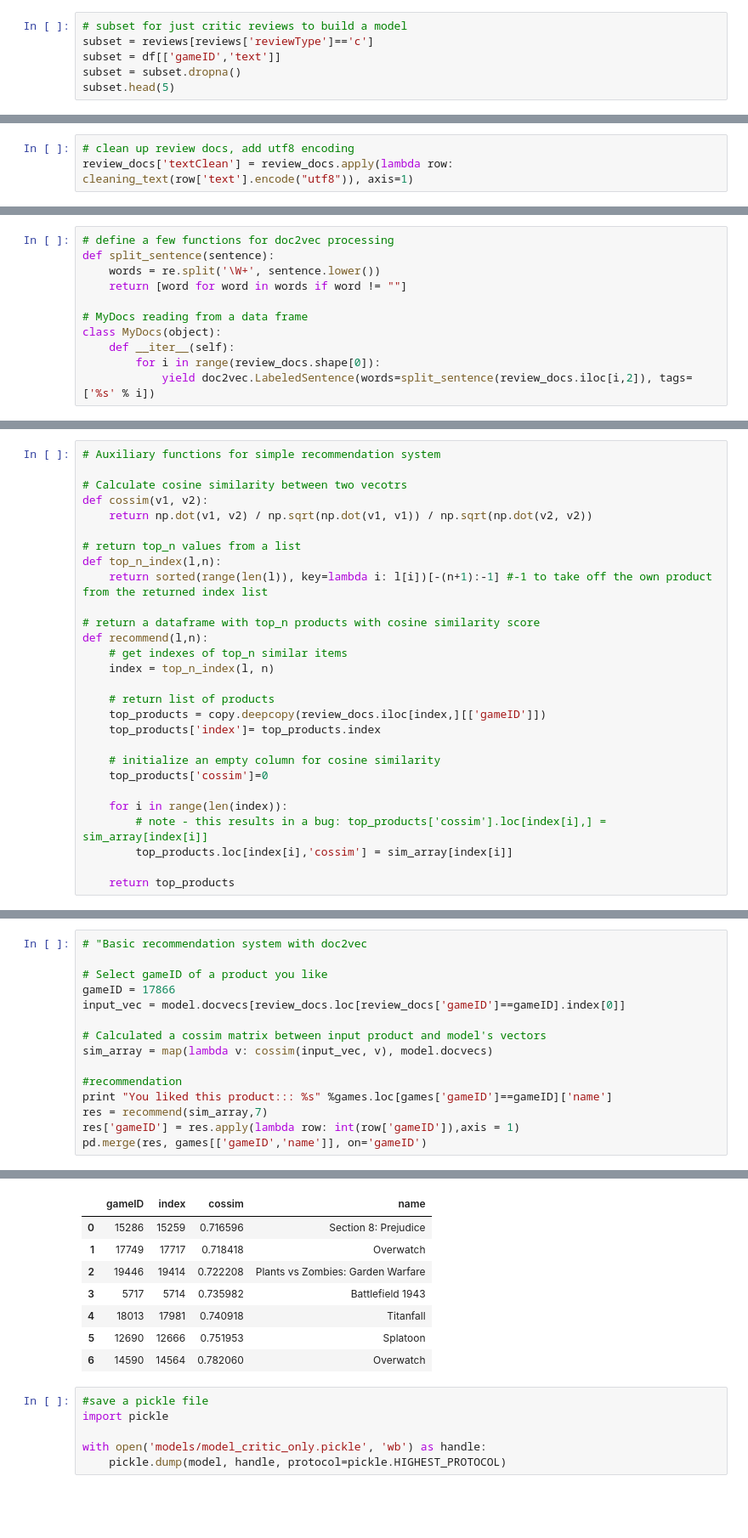
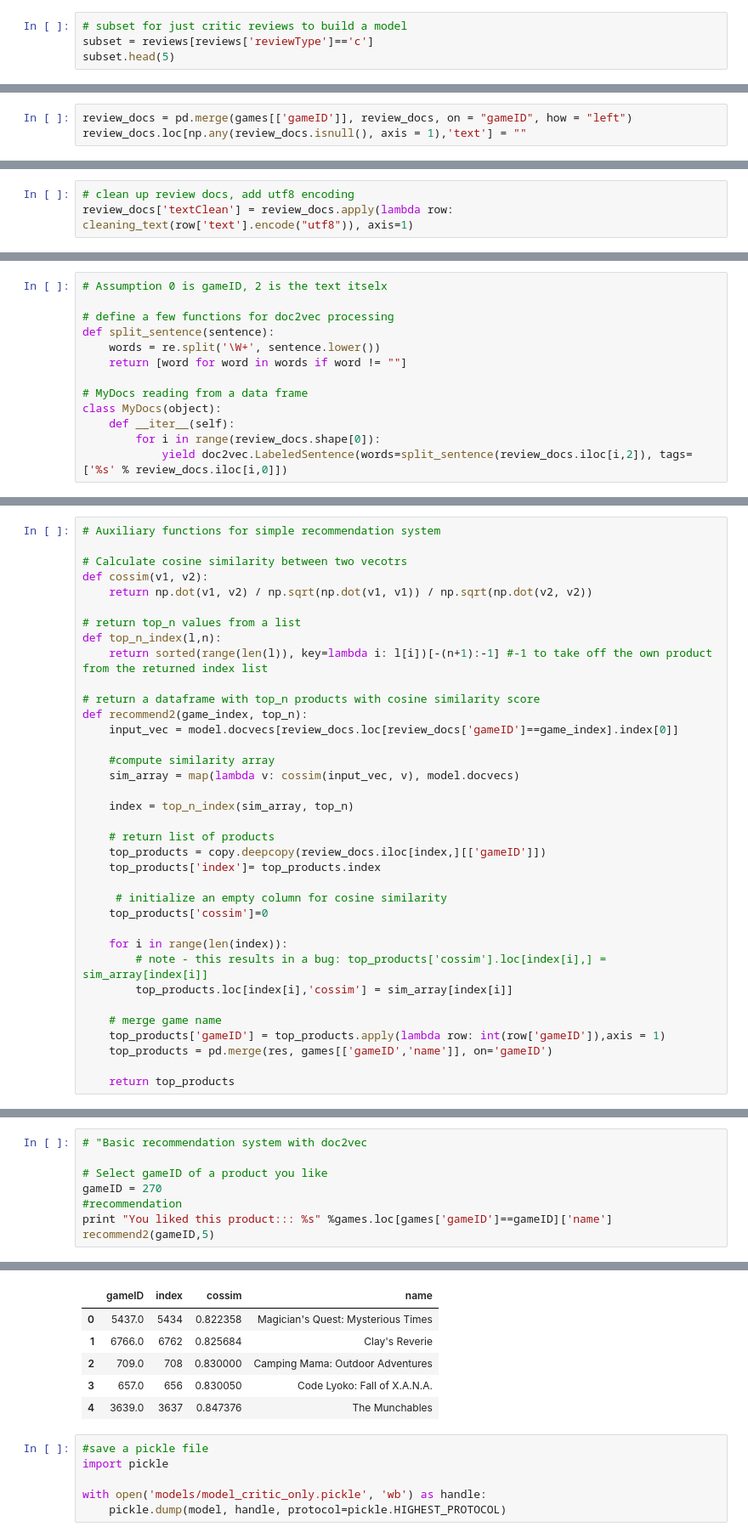
Before and after one commit to Steeefan/nycdsa-proj-04, a Jupyter notebook: code/content/doc2vec.ipynb, the cells around one changed output, grey strips where cells are left out. Shown at 85% size. Drawn from its saved outputs; the diff is of its cells as text; blank space fills up the shorter version.

Commit message:
rec with summary and critic reviews doc2vec

```diff
--- a/code/content/doc2vec.ipynb
+++ b/code/content/doc2vec.ipynb
@@ -46,7 +46,5 @@ reviews = pd.read_sql_query("select * from tblReview;", conn)
 # %%
 # subset for just critic reviews to build a model
 subset = reviews[reviews['reviewType']=='c']
-subset = df[['gameID','text']]
-subset = subset.dropna()
 subset.head(5)
 # %% [output]
@@ -72 +68,4 @@ stopwrds = stopwords.words('english')
+# %%
+review_docs = pd.merge(games[['gameID']], review_docs, on = "gameID", how = "left")
+review_docs.loc[np.any(review_docs.isnull(), axis = 1),'text'] = ""
 # %%
@@ -88,4 +92,6 @@ review_docs['textClean'] = review_docs.apply(lambda row: cleaning_text(row['text
 # %%
+# Assumption 0 is gameID, 2 is the text itselx
+
 # define a few functions for doc2vec processing
 def split_sentence(sentence):
     words = re.split('\W+', sentence.lower())
@@ -95,4 +101,4 @@ def split_sentence(sentence):
 class MyDocs(object):
     def __iter__(self):
         for i in range(review_docs.shape[0]):
-            yield doc2vec.LabeledSentence(words=split_sentence(review_docs.iloc[i,2]), tags=['%s' % i])
+            yield doc2vec.LabeledSentence(words=split_sentence(review_docs.iloc[i,2]), tags=['%s' % review_docs.iloc[i,0]])
@@ -118,19 +128,27 @@ def top_n_index(l,n):
     return sorted(range(len(l)), key=lambda i: l[i])[-(n+1):-1] #-1 to take off the own product from the returned index list
 
 # return a dataframe with top_n products with cosine similarity score
-def recommend(l,n):
-    # get indexes of top_n similar items
-    index = top_n_index(l, n)
+def recommend2(game_index, top_n):
+    input_vec = model.docvecs[review_docs.loc[review_docs['gameID']==game_index].index[0]]
+
+    #compute similarity array
+    sim_array = map(lambda v: cossim(input_vec, v), model.docvecs)
+
+    index = top_n_index(sim_array, top_n)
 
     # return list of products
     top_products = copy.deepcopy(review_docs.iloc[index,][['gameID']])
     top_products['index']= top_products.index
 
-    # initialize an empty column for cosine similarity
+     # initialize an empty column for cosine similarity
     top_products['cossim']=0
 
     for i in range(len(index)):
         # note - this results in a bug: top_products['cossim'].loc[index[i],] = sim_array[index[i]]
         top_products.loc[index[i],'cossim'] = sim_array[index[i]]
 
+    # merge game name
+    top_products['gameID'] = top_products.apply(lambda row: int(row['gameID']),axis = 1)
+    top_products = pd.merge(res, games[['gameID','name']], on='gameID')
+
     return top_products
@@ -145,15 +179,8 @@ games.loc[games['name'].str.contains('Overwatch')]
 # "Basic recommendation system with doc2vec
 
 # Select gameID of a product you like
-gameID = 17866
-input_vec = model.docvecs[review_docs.loc[review_docs['gameID']==gameID].index[0]]
-
-# Calculated a cossim matrix between input product and model's vectors
-sim_array = map(lambda v: cossim(input_vec, v), model.docvecs)
-
+gameID = 270
 #recommendation
 print "You liked this product::: %s" %games.loc[games['gameID']==gameID]['name']
-res = recommend(sim_array,7)
-res['gameID'] = res.apply(lambda row: int(row['gameID']),axis = 1)
-pd.merge(res, games[['gameID','name']], on='gameID')
+recommend2(gameID,5)
 # %% [output]
@@ -161,12 +188,10 @@ You liked this product::: 17865    Overwatch
 Name: name, dtype: object
 |  | gameID | index | cossim | name |
-| 0 | 15286 | 15259 | 0.716596 | Section 8: Prejudice |
-| 1 | 17749 | 17717 | 0.718418 | Overwatch |
-| 2 | 19446 | 19414 | 0.722208 | Plants vs Zombies: Garden Warfare |
-| 3 | 5717 | 5714 | 0.735982 | Battlefield 1943 |
-| 4 | 18013 | 17981 | 0.740918 | Titanfall |
-| 5 | 12690 | 12666 | 0.751953 | Splatoon |
-| 6 | 14590 | 14564 | 0.782060 | Overwatch |
+| 0 | 5437.0 | 5434 | 0.822358 | Magician's Quest: Mysterious Times |
+| 1 | 6766.0 | 6762 | 0.825684 | Clay's Reverie |
+| 2 | 709.0 | 708 | 0.830000 | Camping Mama: Outdoor Adventures |
+| 3 | 657.0 | 656 | 0.830050 | Code Lyoko: Fall of X.A.N.A. |
+| 4 | 3639.0 | 3637 | 0.847376 | The Munchables |
 # %%
 #save a pickle file
 import pickle
```
Also changed, not shown: parts of 36 cells of this notebook.
